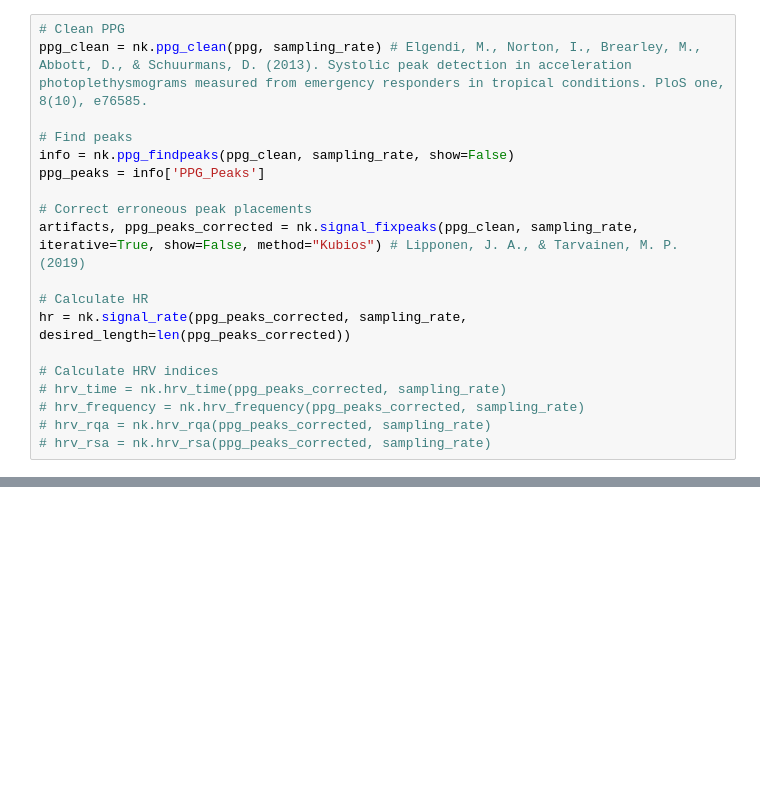
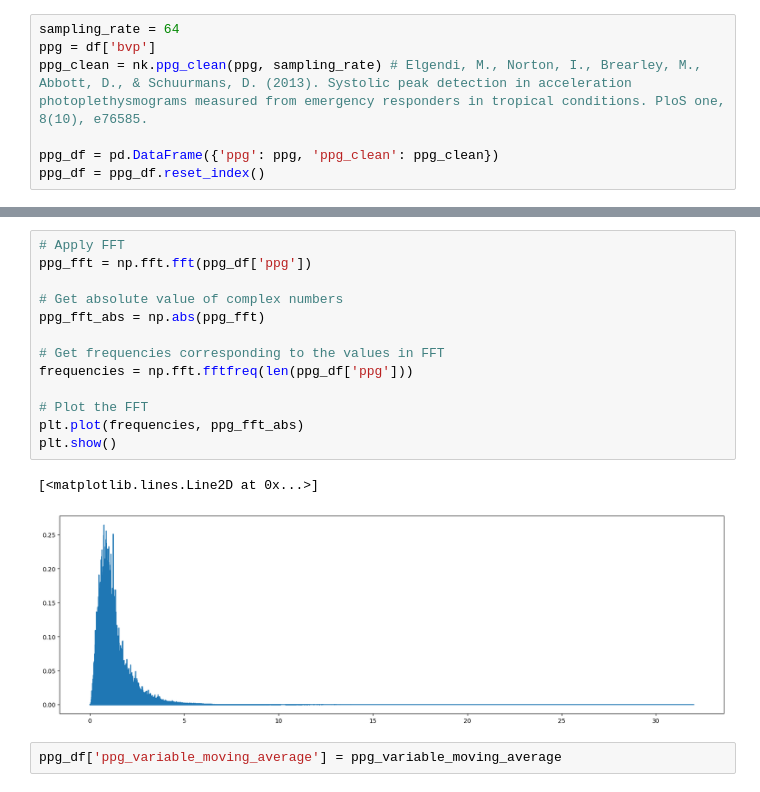
Before and after one commit to koenraijer/IP-TNT, a Jupyter notebook: processing_empatica.ipynb, the cells around one changed output, grey strips where cells are left out. Saved outputs shown, nothing was run; the diff lists cells and outputs as text; blank space fills up the shorter version.

```diff
--- a/processing_empatica.ipynb
+++ b/processing_empatica.ipynb
@@ -67,19 +534,7 @@ Signal shape: (273130, 1), type: <class 'numpy.ndarray'>
 # %%
-# Clean PPG
+sampling_rate = 64
+ppg = df['bvp']
 ppg_clean = nk.ppg_clean(ppg, sampling_rate) # Elgendi, M., Norton, I., Brearley, M., Abbott, D., & Schuurmans, D. (2013). Systolic peak detection in acceleration photoplethysmograms measured from emergency responders in tropical conditions. PloS one, 8(10), e76585.
 
-# Find peaks
-info = nk.ppg_findpeaks(ppg_clean, sampling_rate, show=False)
-ppg_peaks = info['PPG_Peaks']
-
-# Correct erroneous peak placements
-artifacts, ppg_peaks_corrected = nk.signal_fixpeaks(ppg_clean, sampling_rate, iterative=True, show=False, method="Kubios") # Lipponen, J. A., & Tarvainen, M. P. (2019)
-
-# Calculate HR
-hr = nk.signal_rate(ppg_peaks_corrected, sampling_rate, desired_length=len(ppg_peaks_corrected))
-
-# Calculate HRV indices
-# hrv_time = nk.hrv_time(ppg_peaks_corrected, sampling_rate)
-# hrv_frequency = nk.hrv_frequency(ppg_peaks_corrected, sampling_rate)
-# hrv_rqa = nk.hrv_rqa(ppg_peaks_corrected, sampling_rate)
-# hrv_rsa = nk.hrv_rsa(ppg_peaks_corrected, sampling_rate)
+ppg_df = pd.DataFrame({'ppg': ppg, 'ppg_clean': ppg_clean})
+ppg_df = ppg_df.reset_index()
@@ -100,0 +582,18 @@ hr_series.max()
+# %%
+# Apply FFT
+ppg_fft = np.fft.fft(ppg_df['ppg'])
+
+# Get absolute value of complex numbers
+ppg_fft_abs = np.abs(ppg_fft)
+
+# Get frequencies corresponding to the values in FFT
+frequencies = np.fft.fftfreq(len(ppg_df['ppg']))
+
+# Plot the FFT
+plt.plot(frequencies, ppg_fft_abs)
+plt.show()
+# %% [output]
+[<matplotlib.lines.Line2D at 0x...>]
+[figure, added]
+# %%
+ppg_df['ppg_variable_moving_average'] = ppg_variable_moving_average
```
Also changed, not shown: parts of 34 cells of this notebook, 16 other files.
